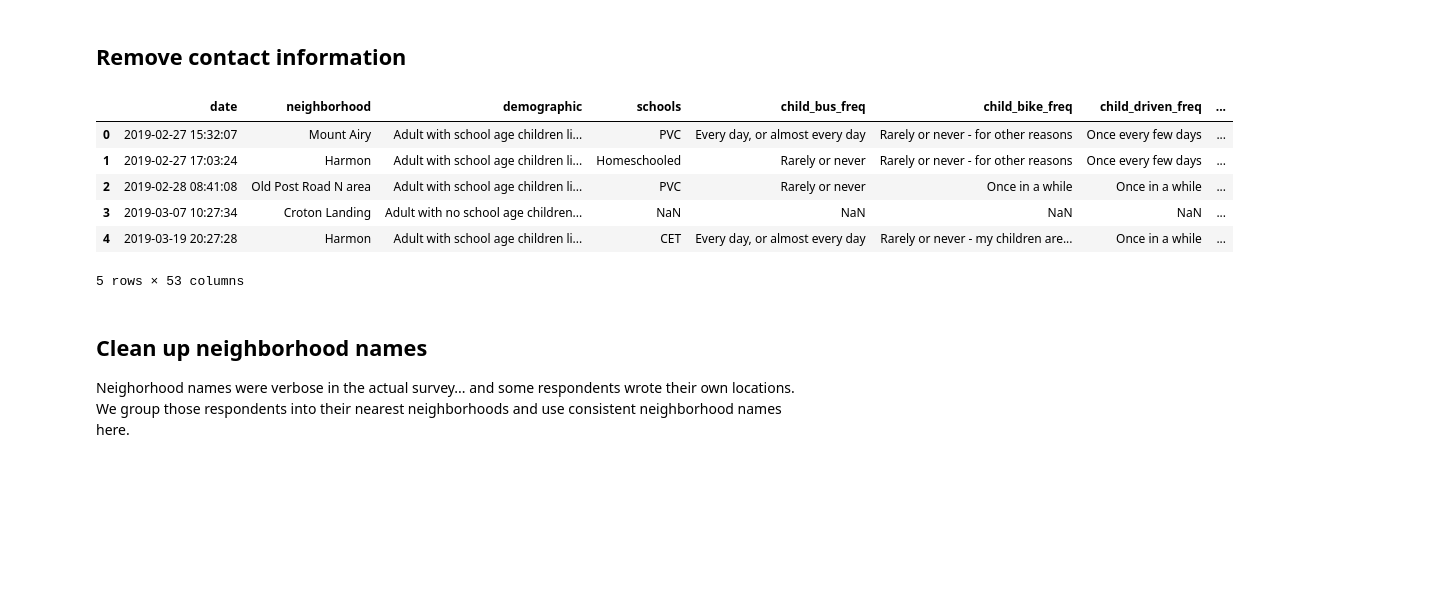
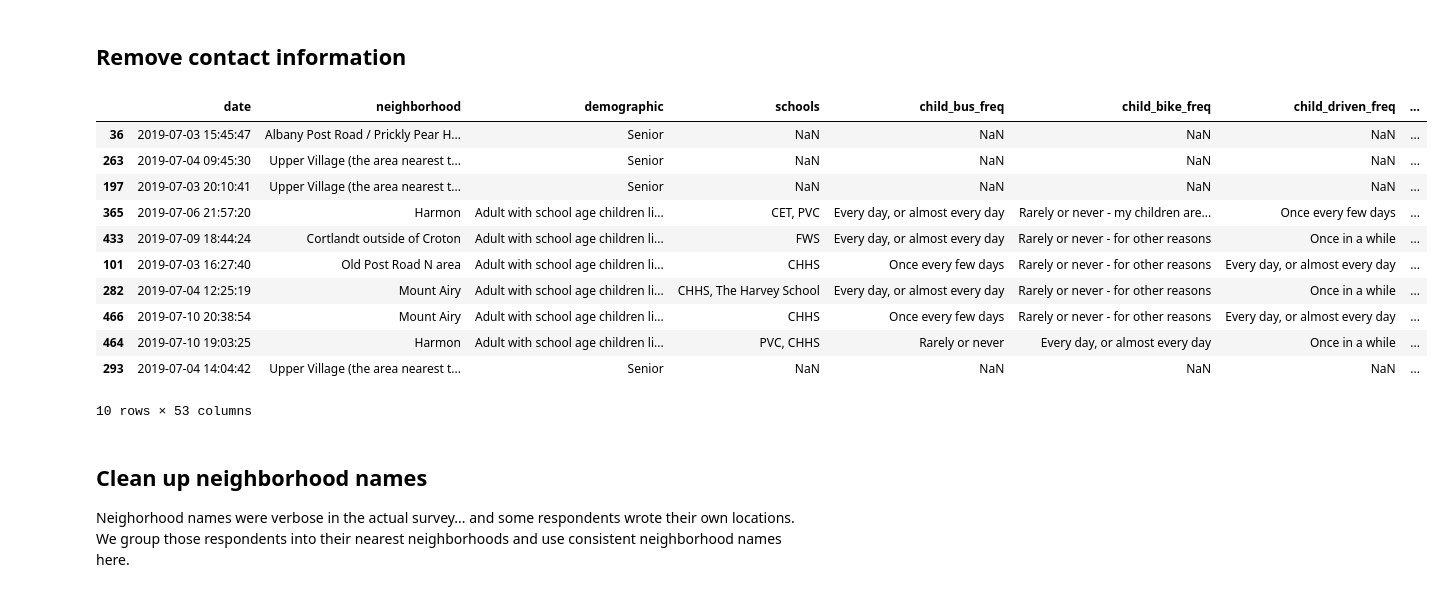
Before and after one commit to croton-on-hudson/bicycle-pedestrian-committee, a Jupyter notebook: survey/analysis/1.cleanup.ipynb, the cells around one changed output. Drawn from its saved outputs; the diff is of its cells as text; code cells hidden in the pictures; blank space fills up the shorter version.

```diff
--- a/survey/analysis/1.cleanup.ipynb
+++ b/survey/analysis/1.cleanup.ipynb
@@ -25,18 +25,22 @@ for col in categorical_columns :
 # %%
 
 # remove contact info for privacy
 del df['contact_info']
 
-# show the top few rows
-df.head()
+df.sample(n=10) #random sample of rows
 # %% [output]
 |  | date | neighborhood | demographic | schools | child_bus_freq | child_bike_freq | child_driven_freq | ... |
-| 0 | 2019-02-27 15:32:07 | Mount Airy | Adult with school age children li... | PVC | Every day, or almost every day | Rarely or never - for other reasons | Once every few days | ... |
-| 1 | 2019-02-27 17:03:24 | Harmon | Adult with school age children li... | Homeschooled | Rarely or never | Rarely or never - for other reasons | Once every few days | ... |
-| 2 | 2019-02-28 08:41:08 | Old Post Road N area | Adult with school age children li... | PVC | Rarely or never | Once in a while | Once in a while | ... |
-| 3 | 2019-03-07 10:27:34 | Croton Landing | Adult with no school age children... | NaN | NaN | NaN | NaN | ... |
-| 4 | 2019-03-19 20:27:28 | Harmon | Adult with school age children li... | CET | Every day, or almost every day | Rarely or never - my children are... | Once in a while | ... |
+| 36 | 2019-07-03 15:45:47 | Albany Post Road / Prickly Pear H... | Senior | NaN | NaN | NaN | NaN | ... |
+| 263 | 2019-07-04 09:45:30 | Upper Village (the area nearest t... | Senior | NaN | NaN | NaN | NaN | ... |
+| 197 | 2019-07-03 20:10:41 | Upper Village (the area nearest t... | Senior | NaN | NaN | NaN | NaN | ... |
+| 365 | 2019-07-06 21:57:20 | Harmon | Adult with school age children li... | CET, PVC | Every day, or almost every day | Rarely or never - my children are... | Once every few days | ... |
+| 433 | 2019-07-09 18:44:24 | Cortlandt outside of Croton | Adult with school age children li... | FWS | Every day, or almost every day | Rarely or never - for other reasons | Once in a while | ... |
+| 101 | 2019-07-03 16:27:40 | Old Post Road N area | Adult with school age children li... | CHHS | Once every few days | Rarely or never - for other reasons | Every day, or almost every day | ... |
+| 282 | 2019-07-04 12:25:19 | Mount Airy | Adult with school age children li... | CHHS, The Harvey School | Every day, or almost every day | Rarely or never - for other reasons | Once in a while | ... |
+| 466 | 2019-07-10 20:38:54 | Mount Airy | Adult with school age children li... | CHHS | Once every few days | Rarely or never - for other reasons | Every day, or almost every day | ... |
+| 464 | 2019-07-10 19:03:25 | Harmon | Adult with school age children li... | PVC, CHHS | Rarely or never | Every day, or almost every day | Once in a while | ... |
+| 293 | 2019-07-04 14:04:42 | Upper Village (the area nearest t... | Senior | NaN | NaN | NaN | NaN | ... |
-5 rows × 53 columns
+10 rows × 53 columns
 # %% [markdown]
 ## Clean up neighborhood names
 Neighorhood names were verbose in the actual survey... and some respondents wrote their own locations.  We group those respondents into their nearest neighborhoods and use consistent neighborhood names here.
```
Also changed, not shown: parts of 2 cells of this notebook, 2 other files.
